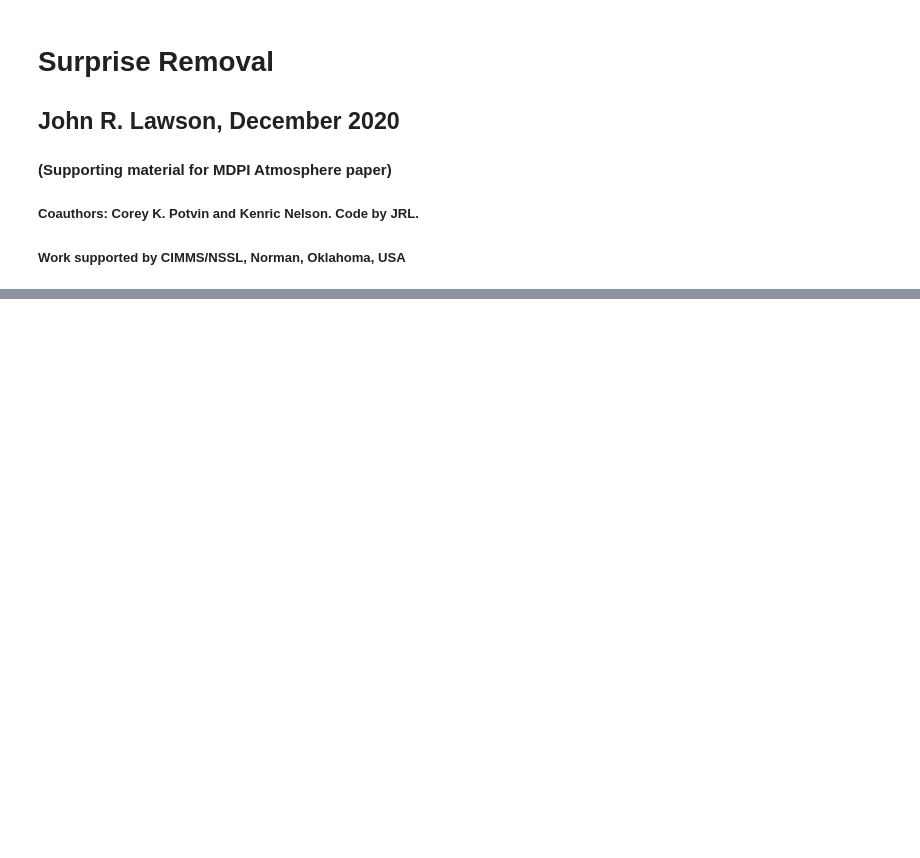
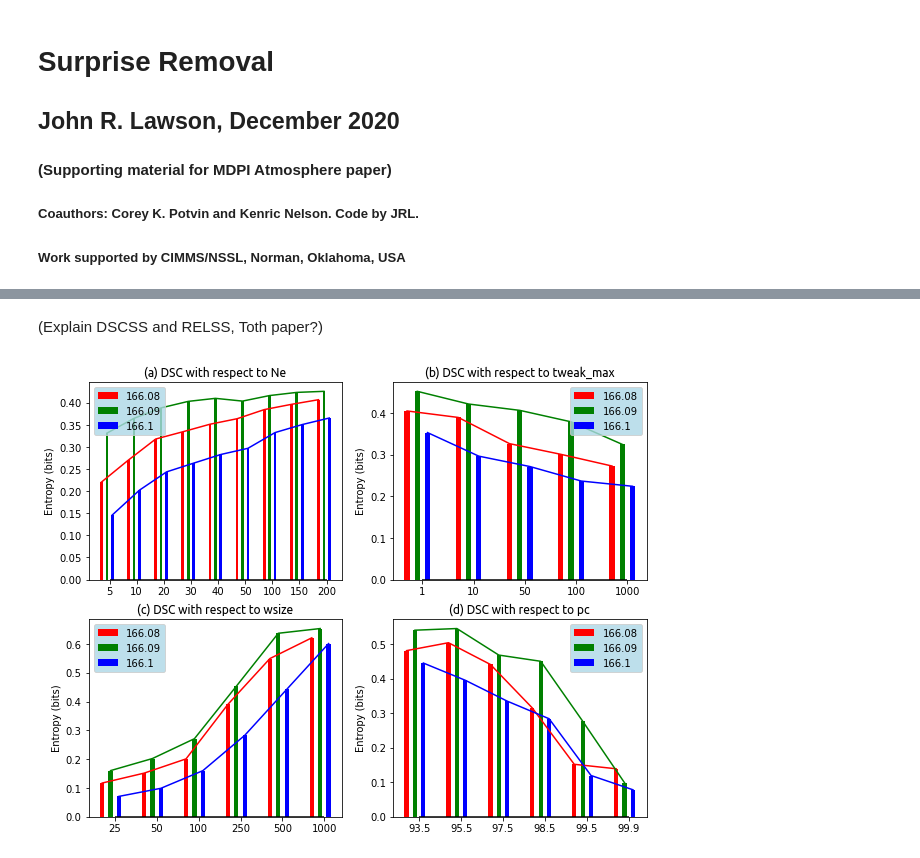
Before and after one commit to johnrobertlawson/info-gain, a Jupyter notebook: SurpriseRemoval.ipynb, the cells around one changed output, grey strips where cells are left out. Cells and saved outputs as stored; diff of their text form; code cells hidden in the pictures; blank space fills up the shorter version.

```diff
--- a/SurpriseRemoval.ipynb
+++ b/SurpriseRemoval.ipynb
@@ -1311,0 +471,11 @@ Selected mathematical symbols:
+# %%
+def compute_BS(f,o):
+    return np.mean((f-o)**2)
+
+def compute_BS_UNC(o):
+    return np.mean(o)*(1-np.mean(o))
+
+def compute_BSS(f,o):
+    BS = compute_BS(f,o)
+    UNC = compute_BS_UNC(o)
+    return (BS-UNC)/(0-UNC)
@@ -1311,0 +709,17 @@ Selected mathematical symbols:
+# %%
+# for bar_score in score_components:#bar_score = "DSC"
+def plot_component(bar_score):
+    fig,axes = plt.subplots(ncols=2,nrows=2,figsize=(10,8))
+    _ = visualise_scores(axes.flat[0],scores,"Ne",bar_score,"a")
+    _ = visualise_scores(axes.flat[1],scores,"tweak_max",bar_score,"b")
+    _ = visualise_scores(axes.flat[2],scores,"wsize",bar_score,"c")
+    _ = visualise_scores(axes.flat[3],scores,"pc",bar_score,"d")
+    return
+
+score_itr = iter(score_components)
+# %% [markdown]
+(Explain DSCSS and RELSS, Toth paper?)
+# %%
+plot_component(next(score_itr))
+# %% [output]
+[figure, added]
```
Also changed, not shown: parts of 75 cells of this notebook, 15 other files.
